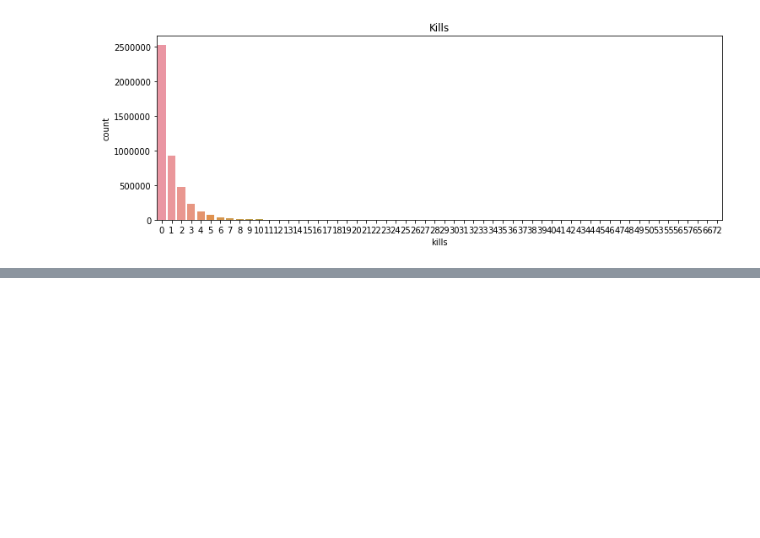
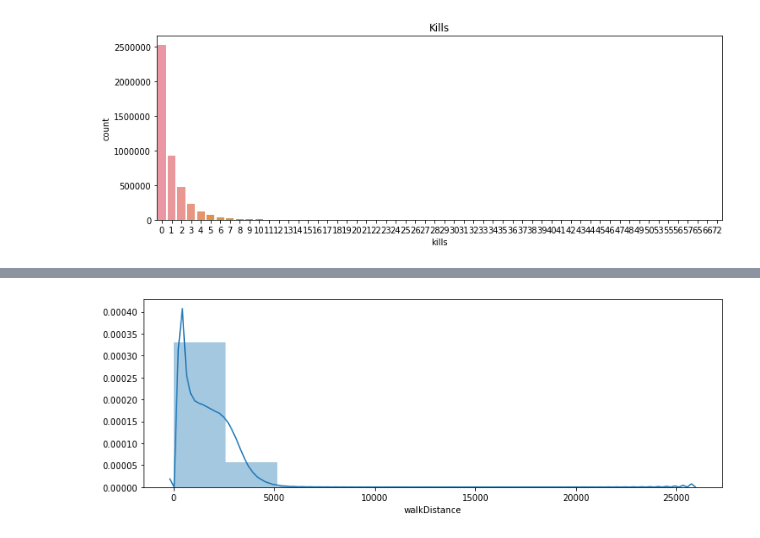
Before and after one commit to Sen-Ma/PUBG-Kaggle, a Jupyter notebook: PUBG_Data_Exploration.ipynb, the cells around one changed output, grey strips where cells are left out. Cells and saved outputs as stored; diff of their text form; code cells hidden in the pictures; blank space fills up the shorter version.

```diff
--- a/PUBG_Data_Exploration.ipynb
+++ b/PUBG_Data_Exploration.ipynb
@@ -213,0 +279,2 @@ plt.show()
+# %%
+train.drop(train[train['longestKill']>=1000].index, inplace = True)
@@ -213,0 +293,6 @@ plt.show()
+# %%
+plt.figure(figsize=(12,4))
+sns.distplot(train['walkDistance'], bins = 10)
+plt.show()
+# %% [output]
+[figure, added]
```
Also changed, not shown: parts of 51 cells of this notebook.
